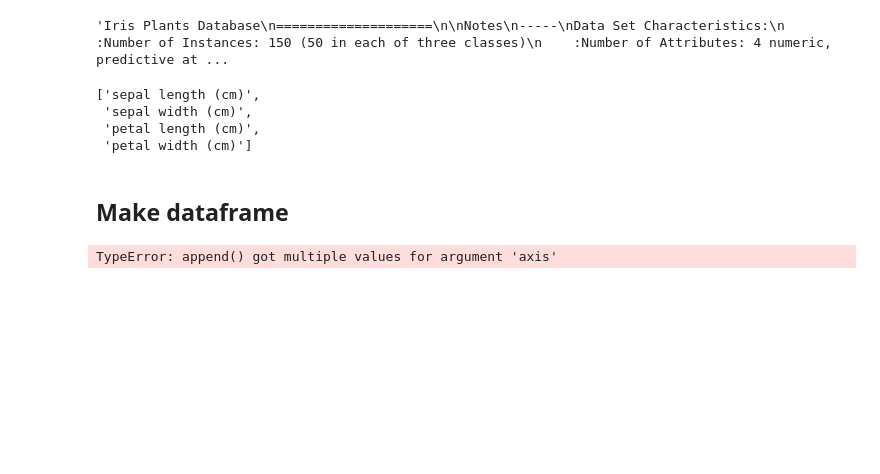
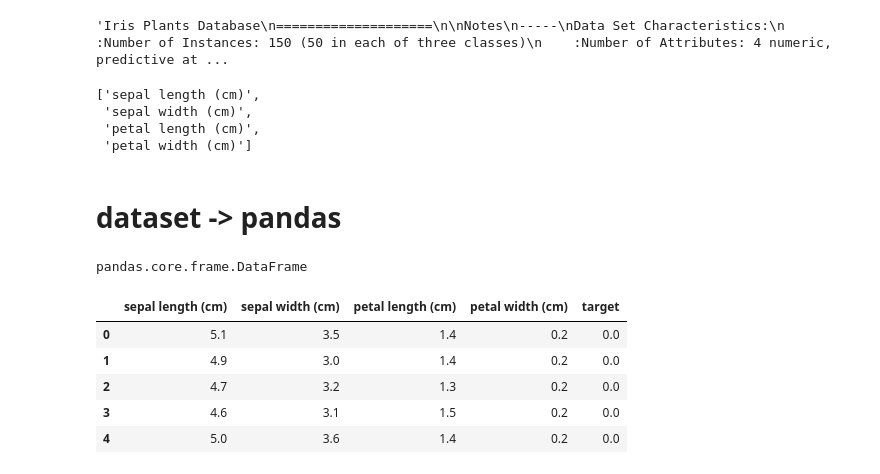
Before and after one commit to shawnngtq/machine-learning, a Jupyter notebook: scikit_examples/datasets.ipynb, the cells around one changed output. Saved outputs shown, nothing was run; the diff lists cells and outputs as text; code cells hidden in the pictures; blank space fills up the shorter version.

```diff
--- a/scikit_examples/datasets.ipynb
+++ b/scikit_examples/datasets.ipynb
@@ -71,22 +69,26 @@ iris.feature_names
  'sepal width (cm)',
  'petal length (cm)',
  'petal width (cm)']
-# %% [markdown]
-## Make dataframe
-# %%
-# Create a column of target_names
-def mapTargetNames(x):
-    return iris.target_names[x]
-
-mapTargetNames = np.vectorize(mapTargetNames)
-
-target_names = mapTargetNames(iris.target)
-
-# iris.target[:,None] will convert (150,) to (150,1)
-data = np.append(iris.data, iris.target[:,None], target_names[:,None], axis=1)
-# columns = iris.feature_names + ['target'] + ['target_names']
-
-# df_iris = pd.DataFrame(data, columns=columns)
-# df_iris
-# %% [output]
-TypeError: append() got multiple values for argument 'axis'
+# %% [markdown]
+# dataset -> pandas
+# %%
+# np.c_ is the numpy concatenate function
+# which is used to concat iris['data'] and iris['target'] arrays
+# for pandas column argument: concat iris['feature_names'] list
+# and string list (in this case one string); you can make this anything you'd like..
+# the original dataset would probably call this ['Species']
+iris_pd = pd.DataFrame(data= np.c_[iris['data'], iris['target']],
+                     columns= iris['feature_names'] + ['target'])
+
+type(iris_pd)
+# %% [output]
+pandas.core.frame.DataFrame
+# %%
+iris_pd.head()
+# %% [output]
+|  | sepal length (cm) | sepal width (cm) | petal length (cm) | petal width (cm) | target |
+| 0 | 5.1 | 3.5 | 1.4 | 0.2 | 0.0 |
+| 1 | 4.9 | 3.0 | 1.4 | 0.2 | 0.0 |
+| 2 | 4.7 | 3.2 | 1.3 | 0.2 | 0.0 |
+| 3 | 4.6 | 3.1 | 1.5 | 0.2 | 0.0 |
+| 4 | 5.0 | 3.6 | 1.4 | 0.2 | 0.0 |
```
Also changed, not shown: parts of 6 cells of this notebook.
